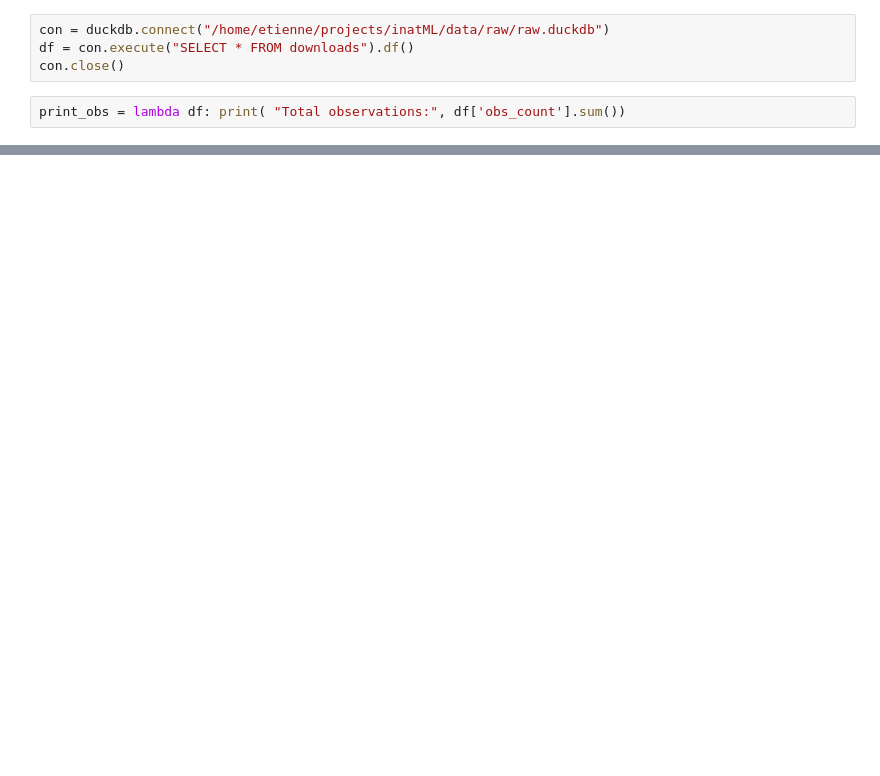
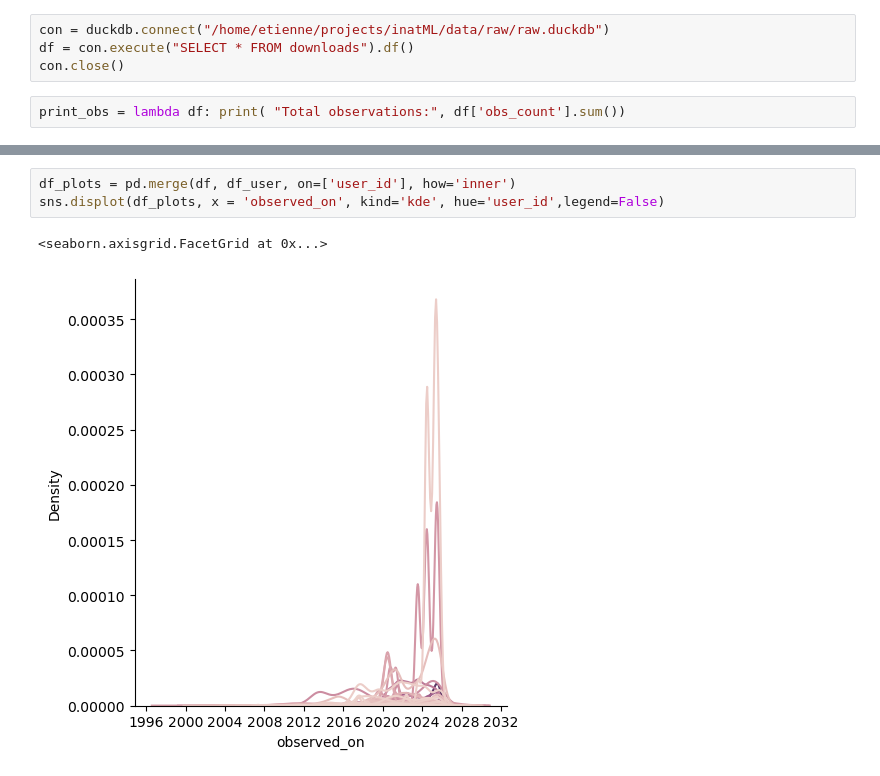
Before and after one commit to etiennegodin/inat-obs-scorer, a Jupyter notebook: notebooks/api_eda.ipynb, the cells around one changed output, grey strips where cells are left out. Saved outputs shown, nothing was run; the diff lists cells and outputs as text; blank space fills up the shorter version.

```diff
--- a/notebooks/api_eda.ipynb
+++ b/notebooks/api_eda.ipynb
@@ -89,0 +95,6 @@ Total observations: 47559
+# %%
+df_plots = pd.merge(df, df_user, on=['user_id'], how='inner')
+sns.displot(df_plots, x = 'observed_on', kind='kde', hue='user_id',legend=False)
+# %% [output]
+<seaborn.axisgrid.FacetGrid at 0x...>
+[figure, added]
```
Also changed, not shown: parts of 5 cells of this notebook.
